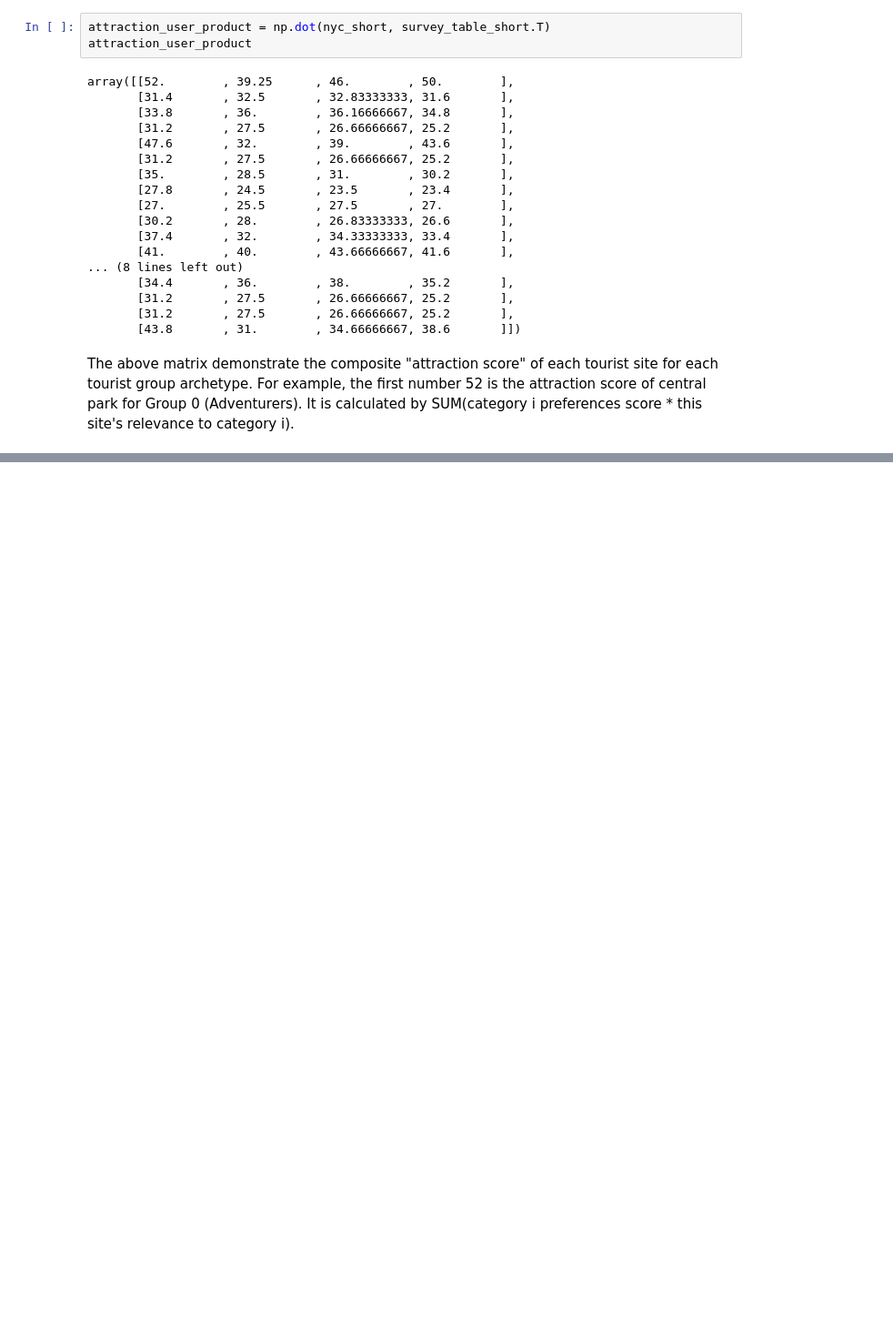
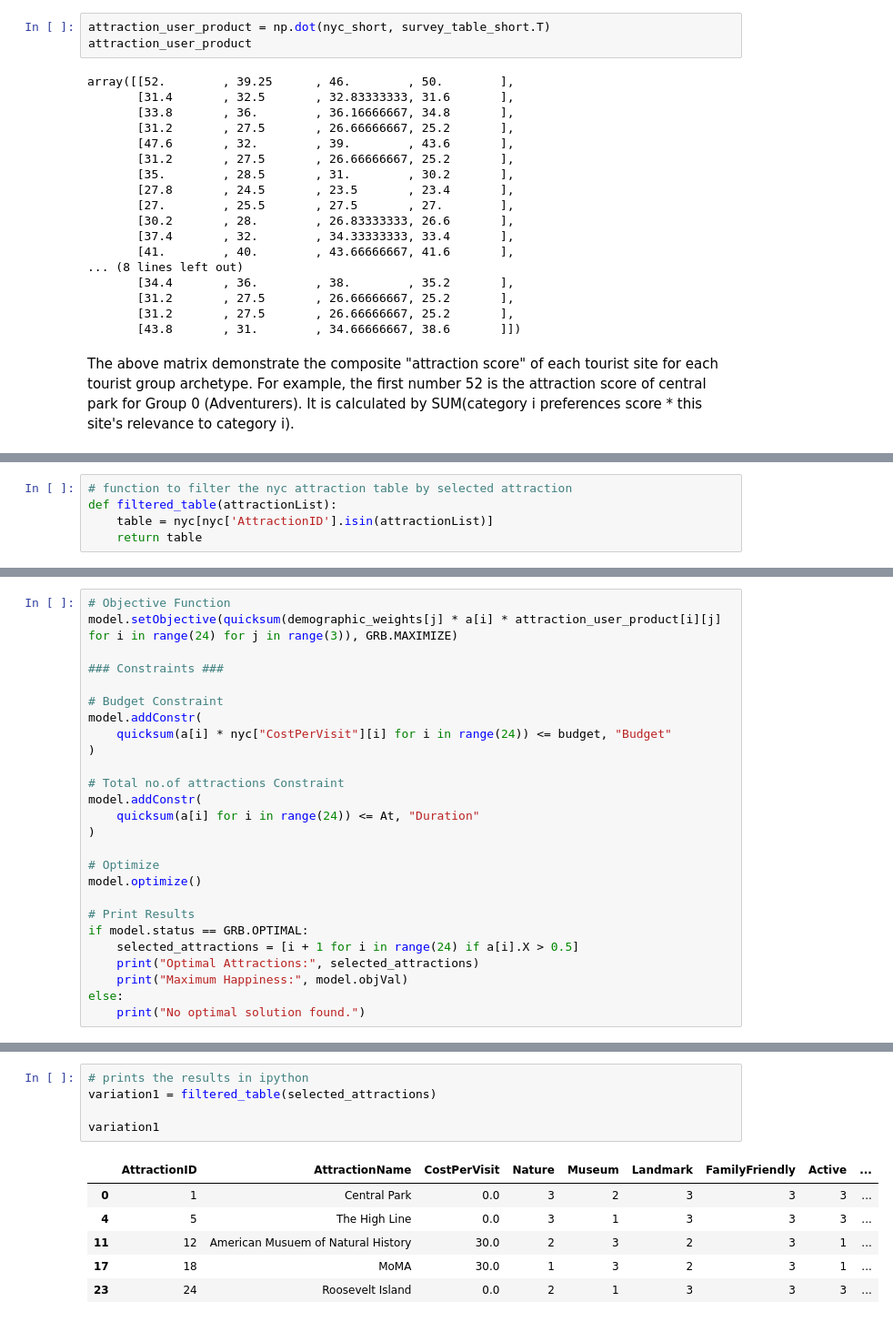
Before and after one commit to kaia-hu/hu_portfolio, a Jupyter notebook: decision_analytics_final.ipynb, the cells around one changed output, grey strips where cells are left out. Shown at 91% size. Cells and saved outputs as stored; diff of their text form; blank space fills up the shorter version.

```diff
--- a/decision_analytics_final.ipynb
+++ b/decision_analytics_final.ipynb
@@ -100,0 +121,5 @@ t = 8*7 # Max available travel time for a 7-day trip
+# %%
+# function to filter the nyc attraction table by selected attraction
+def filtered_table(attractionList):
+    table = nyc[nyc['AttractionID'].isin(attractionList)]
+    return table
@@ -107,0 +137,26 @@ model = Model("NYC_Tour_Optimization")
+# %%
+# Objective Function
+model.setObjective(quicksum(demographic_weights[j] * a[i] * attraction_user_product[i][j] for i in range(24) for j in range(3)), GRB.MAXIMIZE)
+
+### Constraints ###
+
+# Budget Constraint
+model.addConstr(
+    quicksum(a[i] * nyc["CostPerVisit"][i] for i in range(24)) <= budget, "Budget"
+)
+
+# Total no.of attractions Constraint
+model.addConstr(
+    quicksum(a[i] for i in range(24)) <= At, "Duration"
+)
+
+# Optimize
+model.optimize()
+
+# Print Results
+if model.status == GRB.OPTIMAL:
+    selected_attractions = [i + 1 for i in range(24) if a[i].X > 0.5]
+    print("Optimal Attractions:", selected_attractions)
+    print("Maximum Happiness:", model.objVal)
+else:
+    print("No optimal solution found.")
@@ -107,0 +181,12 @@ model = Model("NYC_Tour_Optimization")
+# %%
+# prints the results in ipython
+variation1 = filtered_table(selected_attractions)
+
+variation1
+# %% [output]
+|  | AttractionID | AttractionName | CostPerVisit | Nature | Museum | Landmark | FamilyFriendly | Active | ... |
+| 0 | 1 | Central Park | 0.0 | 3 | 2 | 3 | 3 | 3 | ... |
+| 4 | 5 | The High Line | 0.0 | 3 | 1 | 3 | 3 | 3 | ... |
+| 11 | 12 | American Musuem of Natural History | 30.0 | 2 | 3 | 2 | 3 | 1 | ... |
+| 17 | 18 | MoMA | 30.0 | 1 | 3 | 2 | 3 | 1 | ... |
+| 23 | 24 | Roosevelt Island | 0.0 | 2 | 1 | 3 | 3 | 3 | ... |
```
Also changed, not shown: parts of 18 cells of this notebook.
